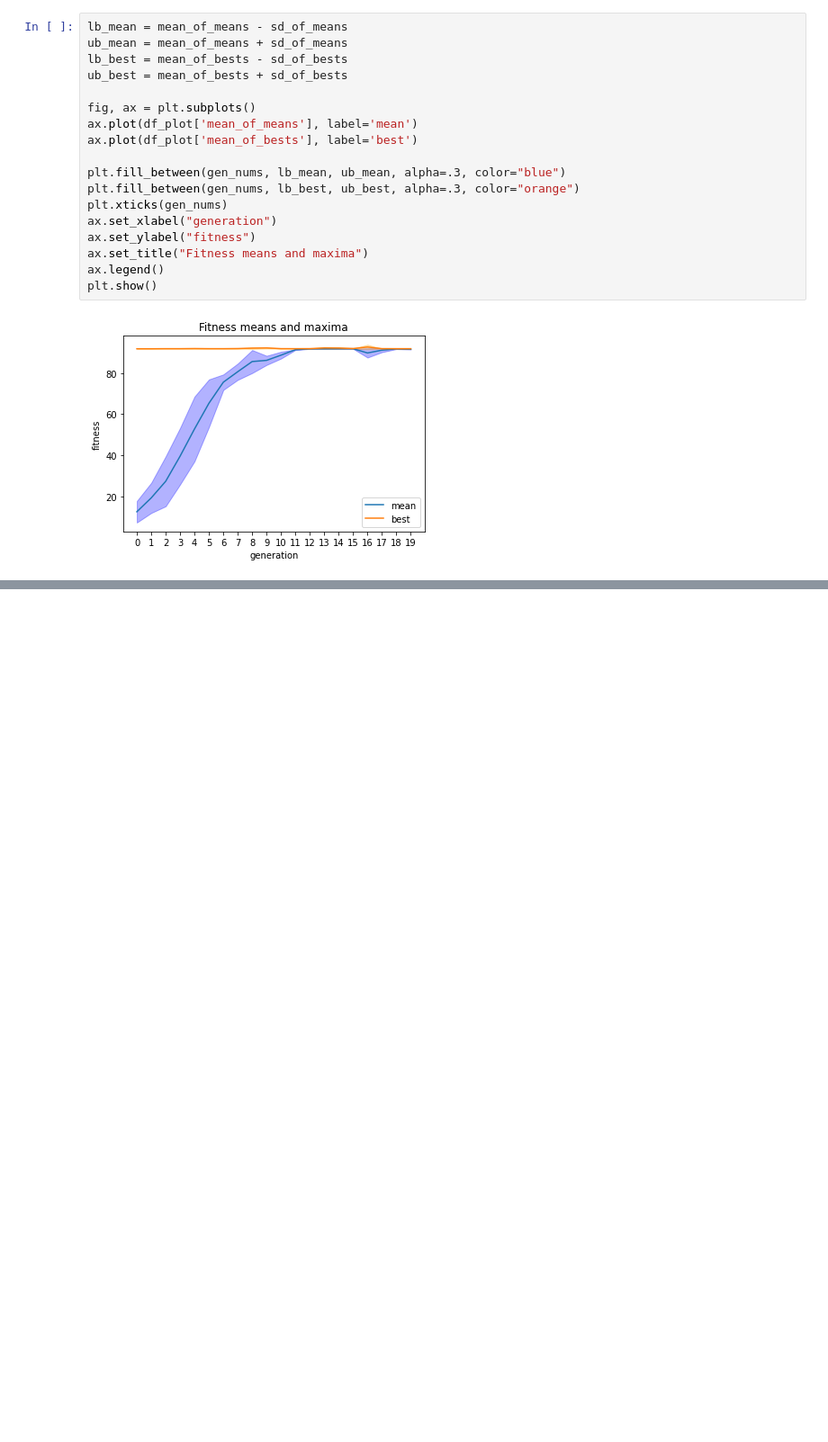
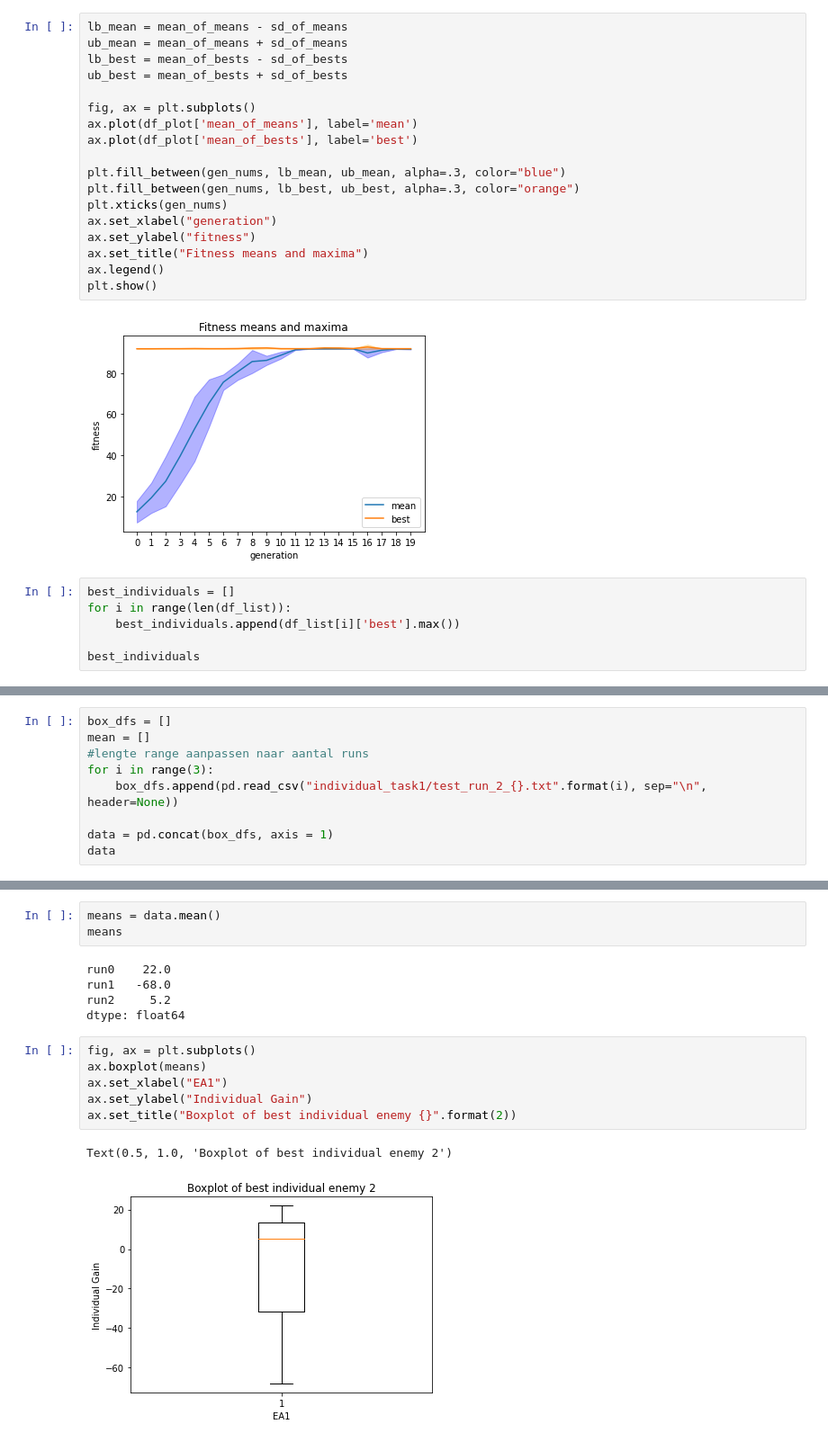
Before and after one commit to Laurens0907/task1, a Jupyter notebook: plots.ipynb, the cells around one changed output, grey strips where cells are left out. Shown: that part at 90% size. Saved outputs shown, nothing was run; the diff lists cells and outputs as text; blank space fills up the shorter version.

Commit message:
boxplot added

```diff
--- a/plots.ipynb
+++ b/plots.ipynb
@@ -58,3 +59,9 @@ ax.legend()
 plt.show()
 # %% [output]
 [figure]
+# %%
+best_individuals = []
+for i in range(len(df_list)):
+    best_individuals.append(df_list[i]['best'].max())
+
+best_individuals
@@ -60,0 +70,9 @@ plt.show()
+# %%
+box_dfs = []
+mean = []
+#lengte range aanpassen naar aantal runs
+for i in range(3):
+    box_dfs.append(pd.read_csv("individual_task1/test_run_2_{}.txt".format(i), sep="\n", header=None))
+
+data = pd.concat(box_dfs, axis = 1)
+data
@@ -60,0 +86,17 @@ plt.show()
+# %%
+means = data.mean()
+means
+# %% [output]
+run0    22.0
+run1   -68.0
+run2     5.2
+dtype: float64
+# %%
+fig, ax = plt.subplots()
+ax.boxplot(means)
+ax.set_xlabel("EA1")
+ax.set_ylabel("Individual Gain")
+ax.set_title("Boxplot of best individual enemy {}".format(2))
+# %% [output]
+Text(0.5, 1.0, 'Boxplot of best individual enemy 2')
+[figure, added]
```
Also changed, not shown: parts of 4 cells of this notebook.
